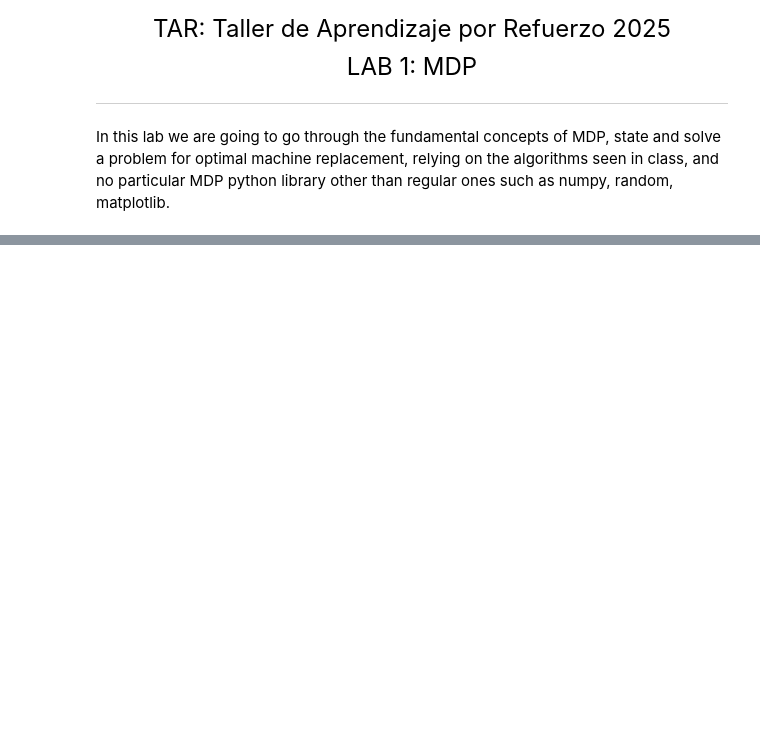
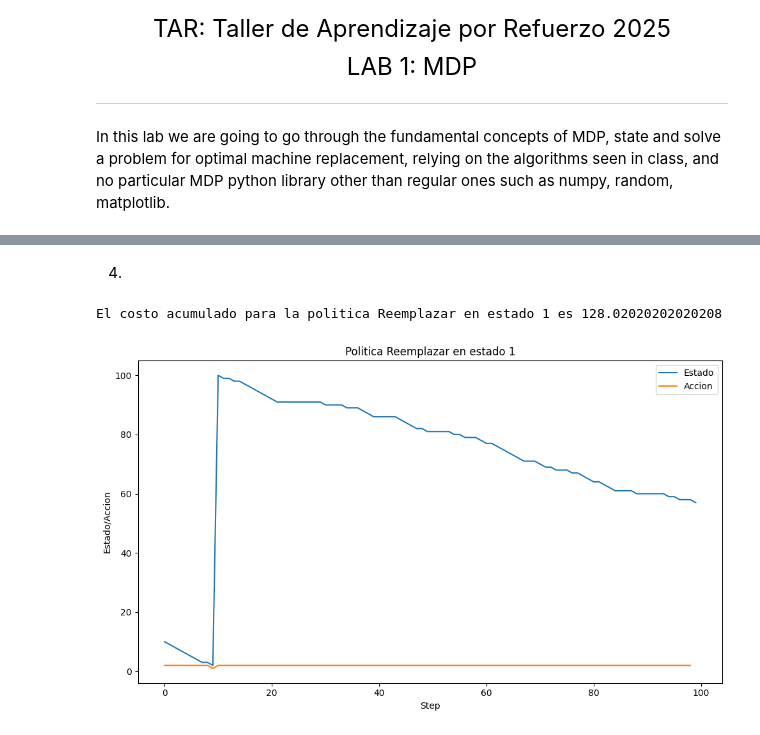
Before and after one commit to fede-bello/tar, a Jupyter notebook: TAR_Lab_1_MC.ipynb, the cells around one changed output, grey strips where cells are left out. Cells and saved outputs as stored; diff of their text form; code cells hidden in the pictures; blank space fills up the shorter version.

```diff
--- a/TAR_Lab_1_MC.ipynb
+++ b/TAR_Lab_1_MC.ipynb
@@ -43,0 +145,36 @@ At times $k=0,\ldots$, the cost of machine replacement is $c_k(s,a=1)=C$, while
+# %% [markdown]
+4.
+# %%
+import matplotlib.pyplot as plt
+def plot_trajectories(pi : np.ndarray, policy: str, T: int, S: int, theta: float, C: float):
+    """Grafica las trayectorias de estado y accion para una politica dada.
+
+    Args:
+        pi (np.ndarray): Politica que mapea estados a acciones.
+                        Forma (S+1,) donde S es el numero de estados.
+                        Mapea {1, ..., S} a {1, 2}
+        policy (str): Nombre de la politica para etiquetar el grafico.
+        T (int): Cantidad de pasos a simular.
+        S (int): Cantidad de estados.
+        theta (float): Probabilidad de degradacion del estado.
+        C (float): Costo de reemplazo de la maquina.
+    """
+    s, a, J = trajectory(pi, s0, T, S, theta, C)
+    print(f"El costo acumulado para la politica {policy} es {J}")
+
+    fig = plt.figure(figsize=(10, 6))
+    plt.plot(s, label='Estado')
+    plt.plot(a, label='Accion')
+    plt.legend()
+    plt.title(f'Politica {policy}')
+    plt.ylabel('Estado/Accion')
+    plt.xlabel('Step')
+
+    plt.tight_layout()
+    plt.close()
+    return fig
+
+plot_trajectories(pi = pi, policy='Reemplazar en estado 1', T=T, S=S, theta=theta, C=C)
+# %% [output]
+El costo acumulado para la politica Reemplazar en estado 1 es 128.02020202020208
+[figure, added]
```
Also changed, not shown: parts of 13 cells of this notebook.
